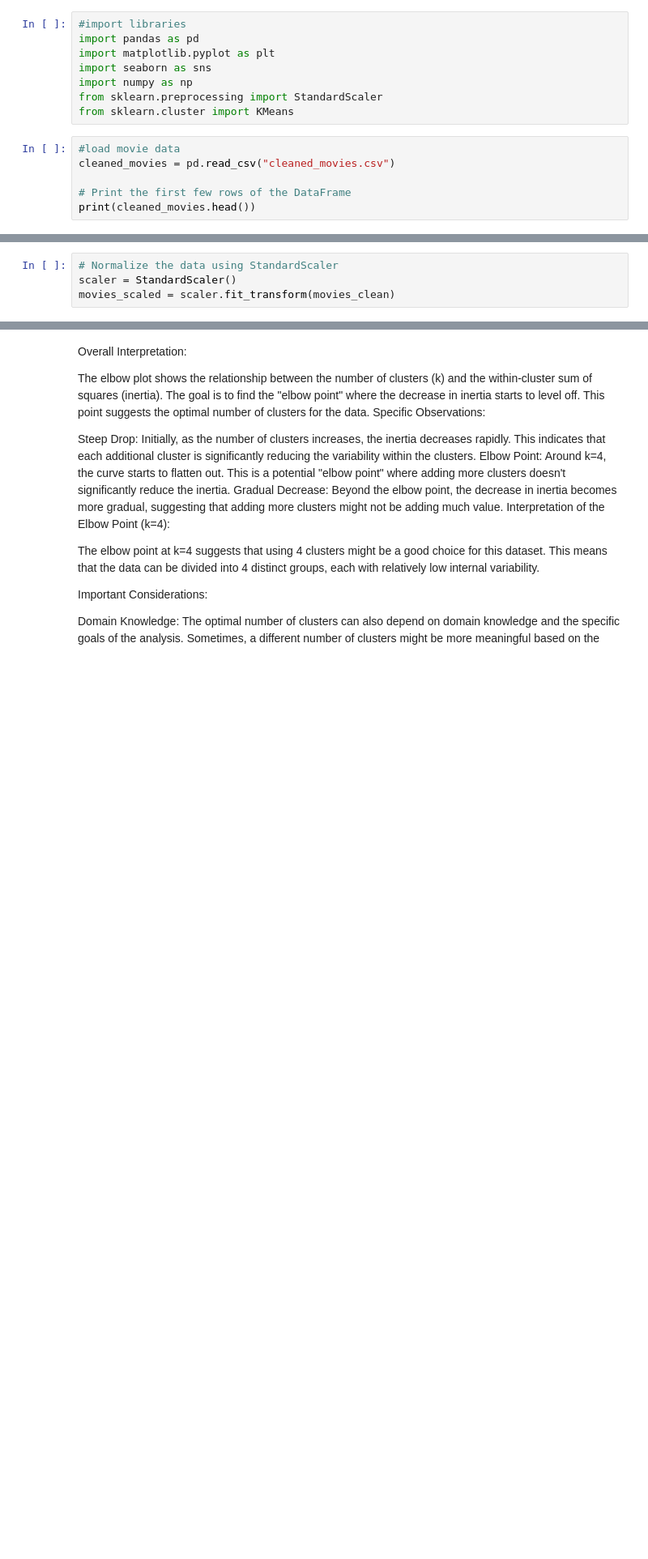
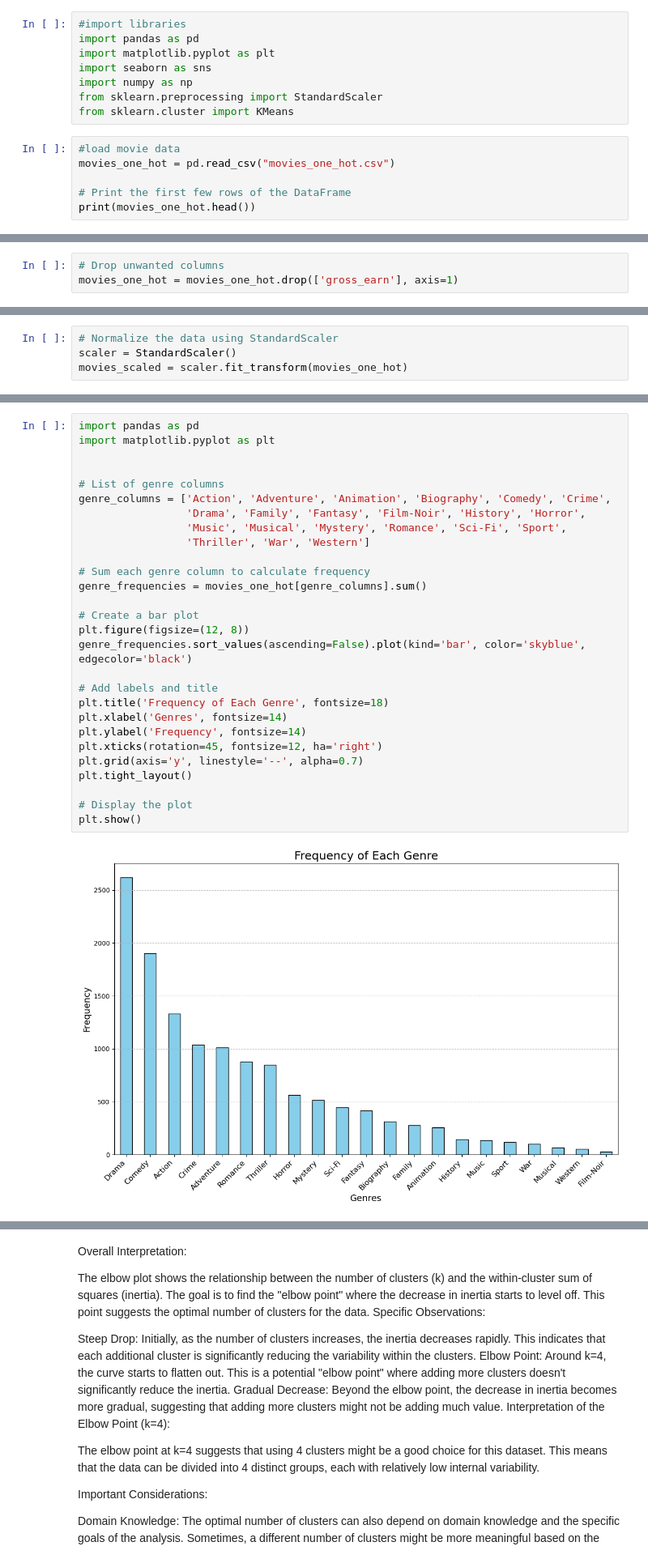
Before and after one commit to t-anderson21/stat486_finalproject, a Jupyter notebook: Clustering_andXGBclassifier.ipynb, the cells around one changed output, grey strips where cells are left out. Shown at 81% size. Saved outputs shown, nothing was run; the diff lists cells and outputs as text; blank space fills up the shorter version.

```diff
--- a/Clustering_andXGBclassifier.ipynb
+++ b/Clustering_andXGBclassifier.ipynb
@@ -8,8 +8,8 @@ from sklearn.preprocessing import StandardScaler
 from sklearn.cluster import KMeans
 # %%
 #load movie data
-cleaned_movies = pd.read_csv("cleaned_movies.csv")
+movies_one_hot = pd.read_csv("movies_one_hot.csv")
 
 # Print the first few rows of the DataFrame
-print(cleaned_movies.head())
+print(movies_one_hot.head())
 # %% [output]
@@ -45,0 +42,3 @@ print(movies_clean.head())
+# %%
+# Drop unwanted columns
+movies_one_hot = movies_one_hot.drop(['gross_earn'], axis=1)
@@ -46,7 +65,7 @@ print(movies_clean.head())
 # %%
 # Normalize the data using StandardScaler
 scaler = StandardScaler()
-movies_scaled = scaler.fit_transform(movies_clean)
+movies_scaled = scaler.fit_transform(movies_one_hot)
 # %%
 # Apply KMeans clustering
 kmeans = KMeans(n_clusters=3, random_state=42)  # Try 3 clusters as an initial guess
@@ -93,0 +82,30 @@ print(kmeans.cluster_centers_.shape)
+# %%
+import pandas as pd
+import matplotlib.pyplot as plt
+
+
+# List of genre columns
+genre_columns = ['Action', 'Adventure', 'Animation', 'Biography', 'Comedy', 'Crime',
+                 'Drama', 'Family', 'Fantasy', 'Film-Noir', 'History', 'Horror',
+                 'Music', 'Musical', 'Mystery', 'Romance', 'Sci-Fi', 'Sport',
+                 'Thriller', 'War', 'Western']
+
+# Sum each genre column to calculate frequency
+genre_frequencies = movies_one_hot[genre_columns].sum()
+
+# Create a bar plot
+plt.figure(figsize=(12, 8))
+genre_frequencies.sort_values(ascending=False).plot(kind='bar', color='skyblue', edgecolor='black')
+
+# Add labels and title
+plt.title('Frequency of Each Genre', fontsize=18)
+plt.xlabel('Genres', fontsize=14)
+plt.ylabel('Frequency', fontsize=14)
+plt.xticks(rotation=45, fontsize=12, ha='right')
+plt.grid(axis='y', linestyle='--', alpha=0.7)
+plt.tight_layout()
+
+# Display the plot
+plt.show()
+# %% [output]
+[figure, added]
```
Also changed, not shown: parts of 30 cells of this notebook, 4 other files.
